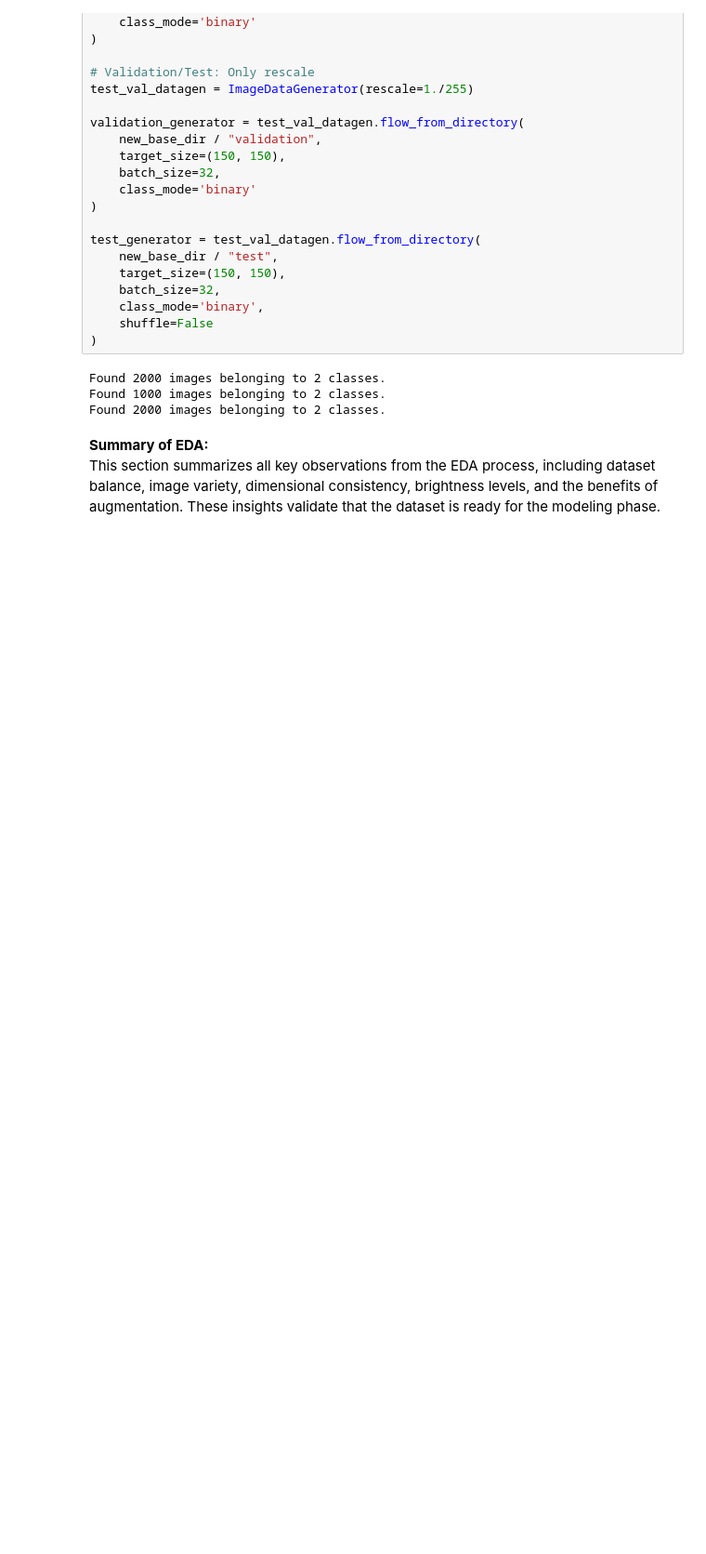
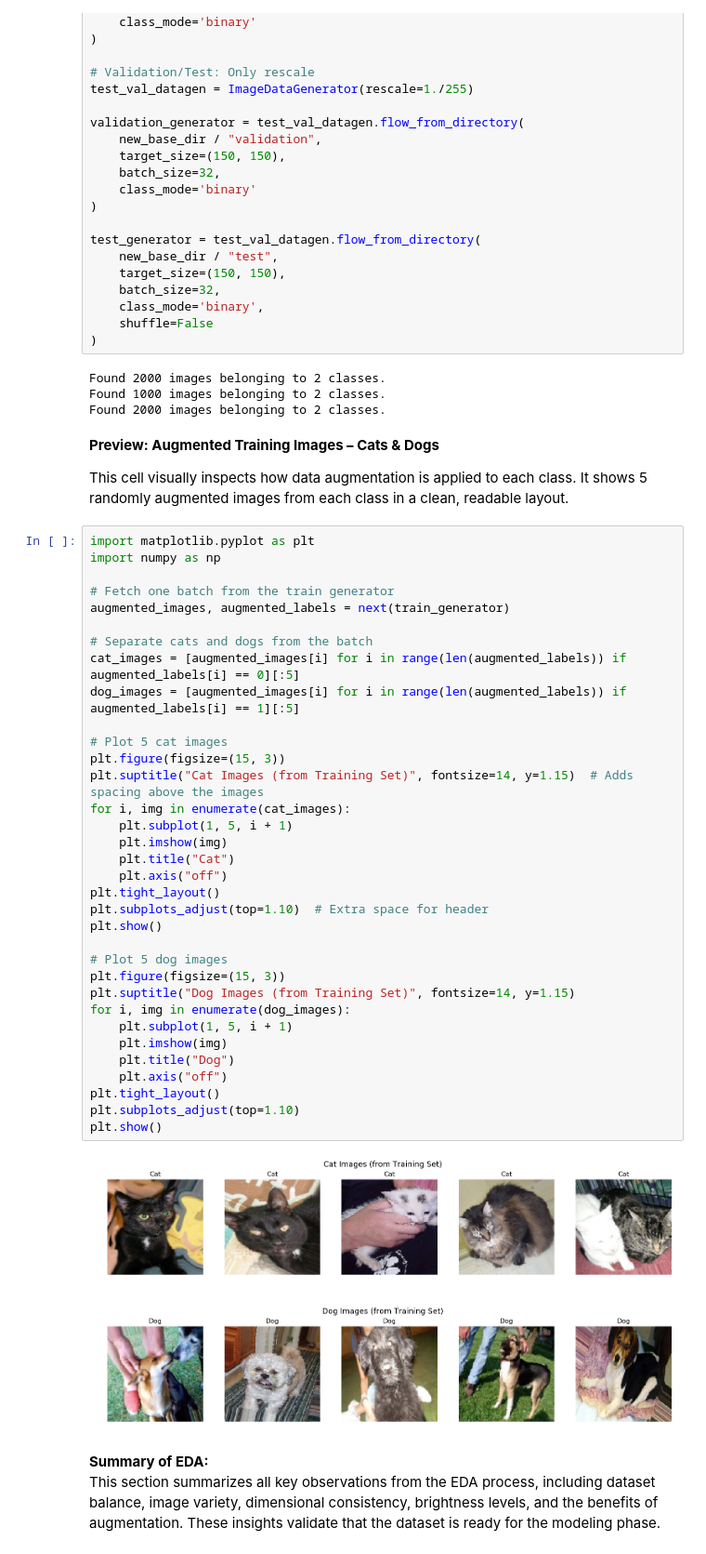
Before and after one commit to MandeepCon/CSCN8010-Practical-Lab-3, a Jupyter notebook: PracticalLab3.ipynb, the cells around one changed output. Shown at 93% size. Saved outputs shown, nothing was run; the diff lists cells and outputs as text; blank space fills up the shorter version.

```diff
--- a/PracticalLab3.ipynb
+++ b/PracticalLab3.ipynb
@@ -310,6 +310,47 @@ test_generator = test_val_datagen.flow_from_directory(
 Found 2000 images belonging to 2 classes.
 Found 1000 images belonging to 2 classes.
 Found 2000 images belonging to 2 classes.
+# %% [markdown]
+**Preview: Augmented Training Images – Cats & Dogs**
+
+This cell visually inspects how data augmentation is applied to each class. It shows 5 randomly augmented images from each class in a clean, readable layout.
+# %%
+import matplotlib.pyplot as plt
+import numpy as np
+
+# Fetch one batch from the train generator
+augmented_images, augmented_labels = next(train_generator)
+
+# Separate cats and dogs from the batch
+cat_images = [augmented_images[i] for i in range(len(augmented_labels)) if augmented_labels[i] == 0][:5]
+dog_images = [augmented_images[i] for i in range(len(augmented_labels)) if augmented_labels[i] == 1][:5]
+
+# Plot 5 cat images
+plt.figure(figsize=(15, 3))
+plt.suptitle("Cat Images (from Training Set)", fontsize=14, y=1.15)  # Adds spacing above the images
+for i, img in enumerate(cat_images):
+    plt.subplot(1, 5, i + 1)
+    plt.imshow(img)
+    plt.title("Cat")
+    plt.axis("off")
+plt.tight_layout()
+plt.subplots_adjust(top=1.10)  # Extra space for header
+plt.show()
+
+# Plot 5 dog images
+plt.figure(figsize=(15, 3))
+plt.suptitle("Dog Images (from Training Set)", fontsize=14, y=1.15)
+for i, img in enumerate(dog_images):
+    plt.subplot(1, 5, i + 1)
+    plt.imshow(img)
+    plt.title("Dog")
+    plt.axis("off")
+plt.tight_layout()
+plt.subplots_adjust(top=1.10)
+plt.show()
+# %% [output]
+[figure, added]
+[figure, added]
 # %% [markdown]
 **Summary of EDA:**
 This section summarizes all key observations from the EDA process, including dataset balance, image variety, dimensional consistency, brightness levels, and the benefits of augmentation. These insights validate that the dataset is ready for the modeling phase.
```
